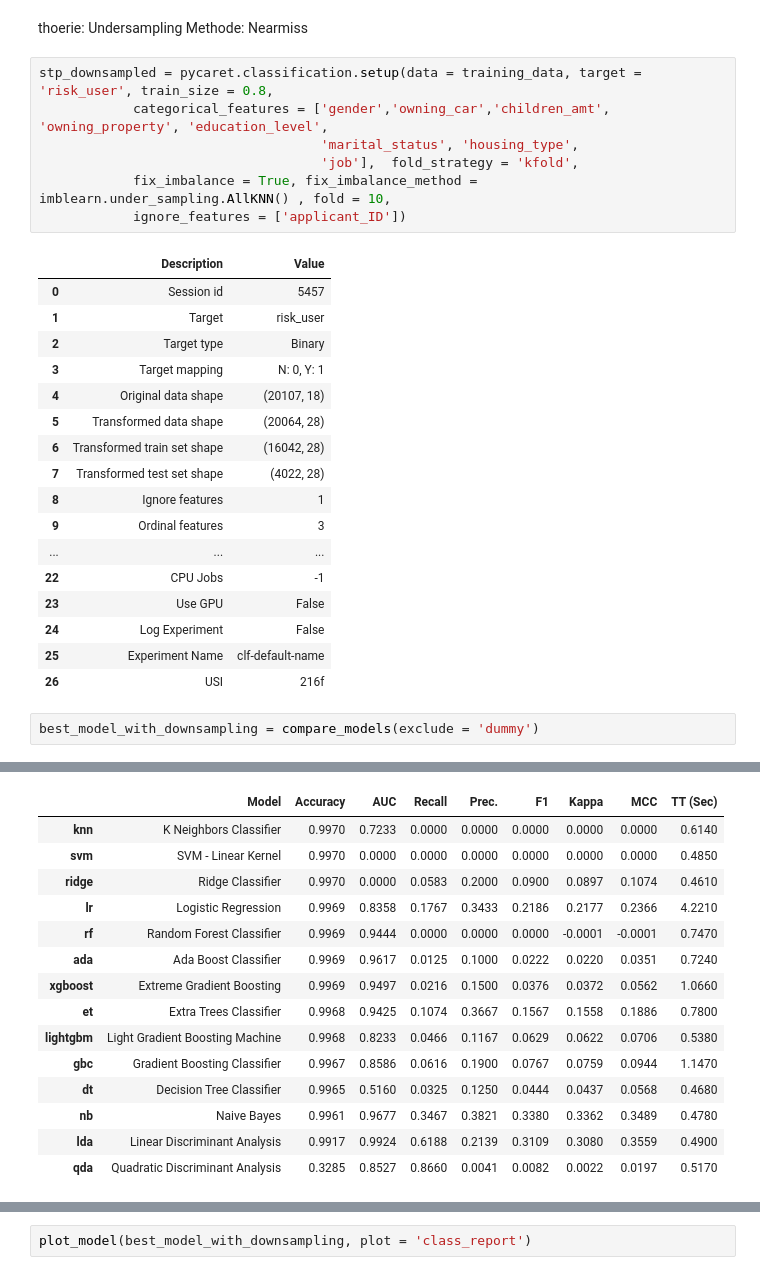
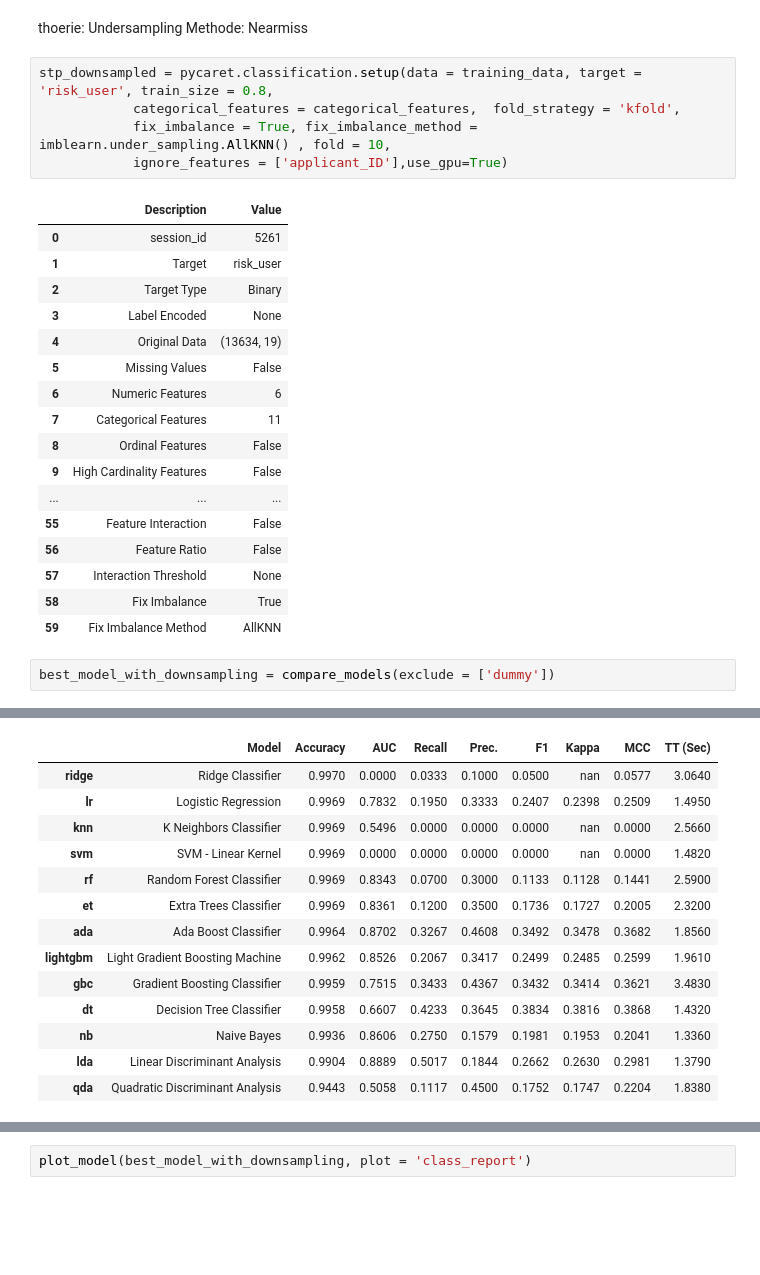
Before and after one commit to yassdenn/cca, a Jupyter notebook: MAIN.ipynb, the cells around one changed output, grey strips where cells are left out. Drawn from its saved outputs; the diff is of its cells as text; blank space fills up the shorter version.

```diff
--- a/MAIN.ipynb
+++ b/MAIN.ipynb
@@ -498,29 +491,27 @@ plot_model(best_model_with_oversampling, plot='feature')
 thoerie: Undersampling Methode: Nearmiss
 # %%
 stp_downsampled = pycaret.classification.setup(data = training_data, target = 'risk_user', train_size = 0.8,
-            categorical_features = ['gender','owning_car','children_amt', 'owning_property', 'education_level',
-                                    'marital_status', 'housing_type',
-                                    'job'],  fold_strategy = 'kfold',
+            categorical_features = categorical_features,  fold_strategy = 'kfold',
             fix_imbalance = True, fix_imbalance_method = imblearn.under_sampling.AllKNN() , fold = 10,
-            ignore_features = ['applicant_ID'])
+            ignore_features = ['applicant_ID'],use_gpu=True)
 # %% [output]
 |  | Description | Value |
-| 0 | Session id | 5457 |
+| 0 | session_id | 5261 |
 | 1 | Target | risk_user |
-| 2 | Target type | Binary |
-| 3 | Target mapping | N: 0, Y: 1 |
-| 4 | Original data shape | (20107, 18) |
-| 5 | Transformed data shape | (20064, 28) |
-| 6 | Transformed train set shape | (16042, 28) |
-| 7 | Transformed test set shape | (4022, 28) |
-| 8 | Ignore features | 1 |
-| 9 | Ordinal features | 3 |
+| 2 | Target Type | Binary |
+| 3 | Label Encoded | None |
+| 4 | Original Data | (13634, 19) |
+| 5 | Missing Values | False |
+| 6 | Numeric Features | 6 |
+| 7 | Categorical Features | 11 |
+| 8 | Ordinal Features | False |
+| 9 | High Cardinality Features | False |
 | ... | ... | ... |
-| 22 | CPU Jobs | -1 |
-| 23 | Use GPU | False |
-| 24 | Log Experiment | False |
-| 25 | Experiment Name | clf-default-name |
-| 26 | USI | 216f |
+| 55 | Feature Interaction | False |
+| 56 | Feature Ratio | False |
+| 57 | Interaction Threshold | None |
+| 58 | Fix Imbalance | True |
+| 59 | Fix Imbalance Method | AllKNN |
 # %%
-best_model_with_downsampling = compare_models(exclude = 'dummy')
+best_model_with_downsampling = compare_models(exclude = ['dummy'])
 # %% [output]
@@ -528,15 +518,14 @@ best_model_with_downsampling = compare_models(exclude = 'dummy')
 |  | Model | Accuracy | AUC | Recall | Prec. | F1 | Kappa | MCC | TT (Sec) |
-| knn | K Neighbors Classifier | 0.9970 | 0.7233 | 0.0000 | 0.0000 | 0.0000 | 0.0000 | 0.0000 | 0.6140 |
-| svm | SVM - Linear Kernel | 0.9970 | 0.0000 | 0.0000 | 0.0000 | 0.0000 | 0.0000 | 0.0000 | 0.4850 |
-| ridge | Ridge Classifier | 0.9970 | 0.0000 | 0.0583 | 0.2000 | 0.0900 | 0.0897 | 0.1074 | 0.4610 |
-| lr | Logistic Regression | 0.9969 | 0.8358 | 0.1767 | 0.3433 | 0.2186 | 0.2177 | 0.2366 | 4.2210 |
-| rf | Random Forest Classifier | 0.9969 | 0.9444 | 0.0000 | 0.0000 | 0.0000 | -0.0001 | -0.0001 | 0.7470 |
-| ada | Ada Boost Classifier | 0.9969 | 0.9617 | 0.0125 | 0.1000 | 0.0222 | 0.0220 | 0.0351 | 0.7240 |
-| xgboost | Extreme Gradient Boosting | 0.9969 | 0.9497 | 0.0216 | 0.1500 | 0.0376 | 0.0372 | 0.0562 | 1.0660 |
-| et | Extra Trees Classifier | 0.9968 | 0.9425 | 0.1074 | 0.3667 | 0.1567 | 0.1558 | 0.1886 | 0.7800 |
-| lightgbm | Light Gradient Boosting Machine | 0.9968 | 0.8233 | 0.0466 | 0.1167 | 0.0629 | 0.0622 | 0.0706 | 0.5380 |
-| gbc | Gradient Boosting Classifier | 0.9967 | 0.8586 | 0.0616 | 0.1900 | 0.0767 | 0.0759 | 0.0944 | 1.1470 |
-| dt | Decision Tree Classifier | 0.9965 | 0.5160 | 0.0325 | 0.1250 | 0.0444 | 0.0437 | 0.0568 | 0.4680 |
-| nb | Naive Bayes | 0.9961 | 0.9677 | 0.3467 | 0.3821 | 0.3380 | 0.3362 | 0.3489 | 0.4780 |
-| lda | Linear Discriminant Analysis | 0.9917 | 0.9924 | 0.6188 | 0.2139 | 0.3109 | 0.3080 | 0.3559 | 0.4900 |
-| qda | Quadratic Discriminant Analysis | 0.3285 | 0.8527 | 0.8660 | 0.0041 | 0.0082 | 0.0022 | 0.0197 | 0.5170 |
+| ridge | Ridge Classifier | 0.9970 | 0.0000 | 0.0333 | 0.1000 | 0.0500 | nan | 0.0577 | 3.0640 |
+| lr | Logistic Regression | 0.9969 | 0.7832 | 0.1950 | 0.3333 | 0.2407 | 0.2398 | 0.2509 | 1.4950 |
+| knn | K Neighbors Classifier | 0.9969 | 0.5496 | 0.0000 | 0.0000 | 0.0000 | nan | 0.0000 | 2.5660 |
+| svm | SVM - Linear Kernel | 0.9969 | 0.0000 | 0.0000 | 0.0000 | 0.0000 | nan | 0.0000 | 1.4820 |
+| rf | Random Forest Classifier | 0.9969 | 0.8343 | 0.0700 | 0.3000 | 0.1133 | 0.1128 | 0.1441 | 2.5900 |
+| et | Extra Trees Classifier | 0.9969 | 0.8361 | 0.1200 | 0.3500 | 0.1736 | 0.1727 | 0.2005 | 2.3200 |
+| ada | Ada Boost Classifier | 0.9964 | 0.8702 | 0.3267 | 0.4608 | 0.3492 | 0.3478 | 0.3682 | 1.8560 |
+| lightgbm | Light Gradient Boosting Machine | 0.9962 | 0.8526 | 0.2067 | 0.3417 | 0.2499 | 0.2485 | 0.2599 | 1.9610 |
+| gbc | Gradient Boosting Classifier | 0.9959 | 0.7515 | 0.3433 | 0.4367 | 0.3432 | 0.3414 | 0.3621 | 3.4830 |
+| dt | Decision Tree Classifier | 0.9958 | 0.6607 | 0.4233 | 0.3645 | 0.3834 | 0.3816 | 0.3868 | 1.4320 |
+| nb | Naive Bayes | 0.9936 | 0.8606 | 0.2750 | 0.1579 | 0.1981 | 0.1953 | 0.2041 | 1.3360 |
+| lda | Linear Discriminant Analysis | 0.9904 | 0.8889 | 0.5017 | 0.1844 | 0.2662 | 0.2630 | 0.2981 | 1.3790 |
+| qda | Quadratic Discriminant Analysis | 0.9443 | 0.5058 | 0.1117 | 0.4500 | 0.1752 | 0.1747 | 0.2204 | 1.8380 |
```
Also changed, not shown: parts of 18 cells of this notebook, 2 other files.
